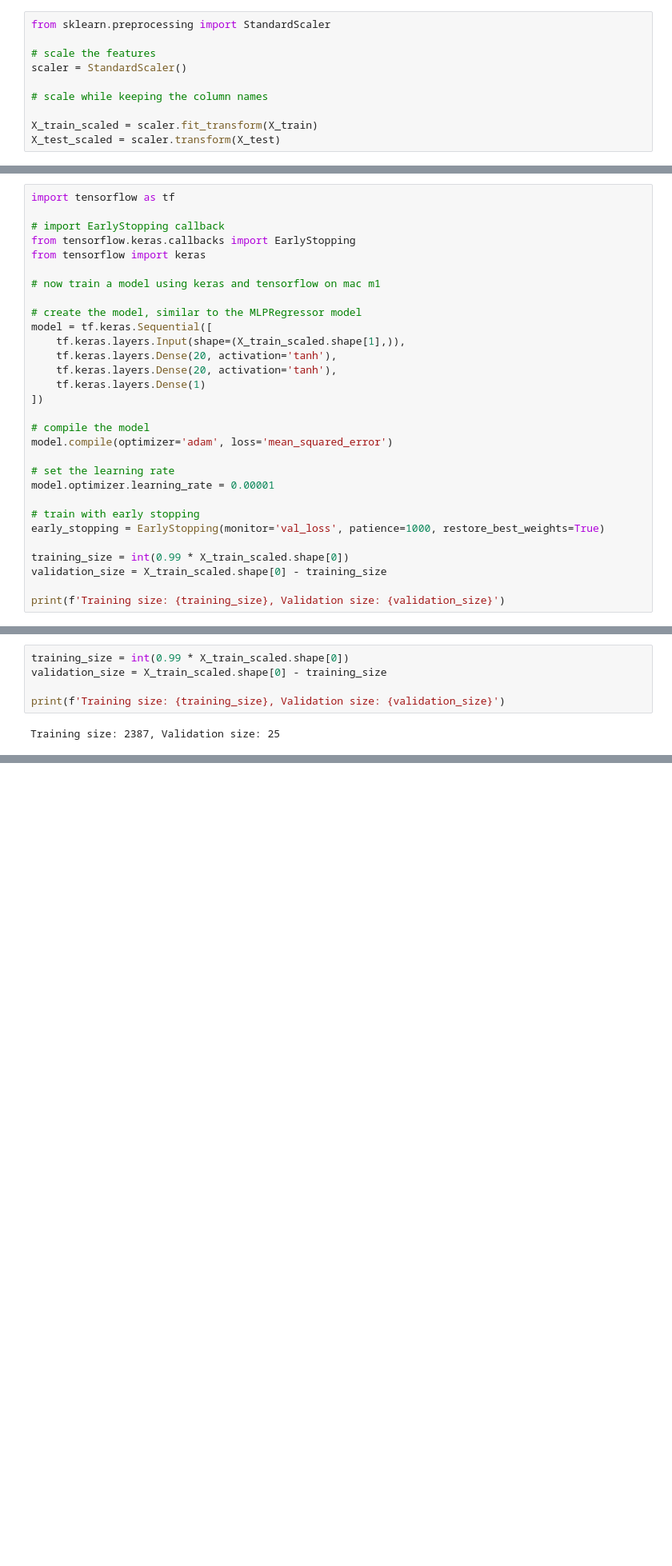
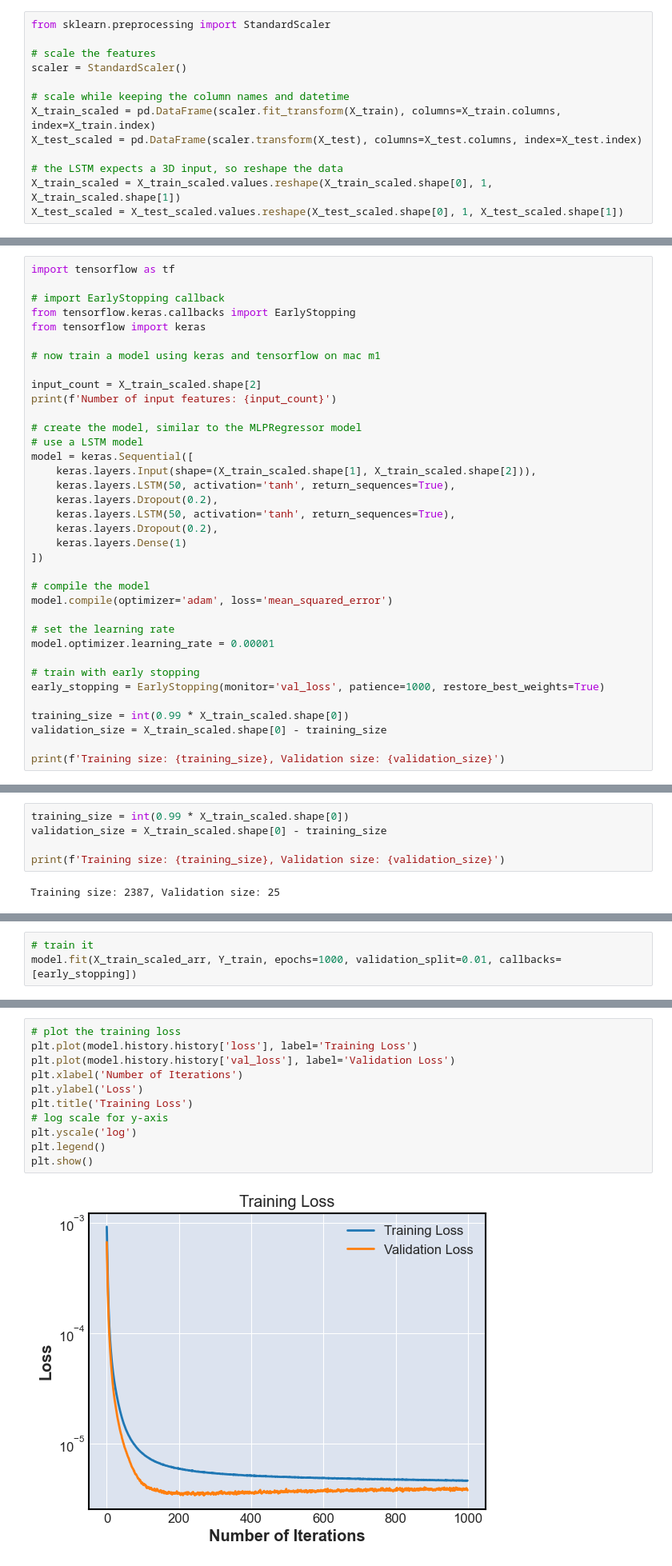
Before and after one commit to TidyMaze/finance, a Jupyter notebook: test.ipynb, the cells around one changed output, grey strips where cells are left out. Shown at 80% size. Drawn from its saved outputs; the diff is of its cells as text; blank space fills up the shorter version.

```diff
--- a/test.ipynb
+++ b/test.ipynb
@@ -267,10 +284,13 @@ from sklearn.preprocessing import StandardScaler
 # scale the features
 scaler = StandardScaler()
 
-# scale while keeping the column names
+# scale while keeping the column names and datetime
+X_train_scaled = pd.DataFrame(scaler.fit_transform(X_train), columns=X_train.columns, index=X_train.index)
+X_test_scaled = pd.DataFrame(scaler.transform(X_test), columns=X_test.columns, index=X_test.index)
 
-X_train_scaled = scaler.fit_transform(X_train)
-X_test_scaled = scaler.transform(X_test)
+# the LSTM expects a 3D input, so reshape the data
+X_train_scaled = X_train_scaled.values.reshape(X_train_scaled.shape[0], 1, X_train_scaled.shape[1])
+X_test_scaled = X_test_scaled.values.reshape(X_test_scaled.shape[0], 1, X_test_scaled.shape[1])
 # %%
 X_train_scaled
 # %% [output]
@@ -471,12 +503,18 @@ from tensorflow import keras
 
 # now train a model using keras and tensorflow on mac m1
 
+input_count = X_train_scaled.shape[2]
+print(f'Number of input features: {input_count}')
+
 # create the model, similar to the MLPRegressor model
-model = tf.keras.Sequential([
-    tf.keras.layers.Input(shape=(X_train_scaled.shape[1],)),
-    tf.keras.layers.Dense(20, activation='tanh'),
-    tf.keras.layers.Dense(20, activation='tanh'),
-    tf.keras.layers.Dense(1)
+# use a LSTM model
+model = keras.Sequential([
+    keras.layers.Input(shape=(X_train_scaled.shape[1], X_train_scaled.shape[2])),
+    keras.layers.LSTM(50, activation='tanh', return_sequences=True),
+    keras.layers.Dropout(0.2),
+    keras.layers.LSTM(50, activation='tanh', return_sequences=True),
+    keras.layers.Dropout(0.2),
+    keras.layers.Dense(1)
 ])
 
 # compile the model
@@ -589,0 +627,3 @@ array([[-1.08488658e+00, -1.08682738e+00, -1.07345694e+00, ...,
+# %%
+# train it
+model.fit(X_train_scaled_arr, Y_train, epochs=1000, validation_split=0.01, callbacks=[early_stopping])
@@ -589,0 +648,13 @@ array([[-1.08488658e+00, -1.08682738e+00, -1.07345694e+00, ...,
+# %%
+# plot the training loss
+plt.plot(model.history.history['loss'], label='Training Loss')
+plt.plot(model.history.history['val_loss'], label='Validation Loss')
+plt.xlabel('Number of Iterations')
+plt.ylabel('Loss')
+plt.title('Training Loss')
+# log scale for y-axis
+plt.yscale('log')
+plt.legend()
+plt.show()
+# %% [output]
+[figure, added]
```
Also changed, not shown: parts of 11 cells of this notebook.
